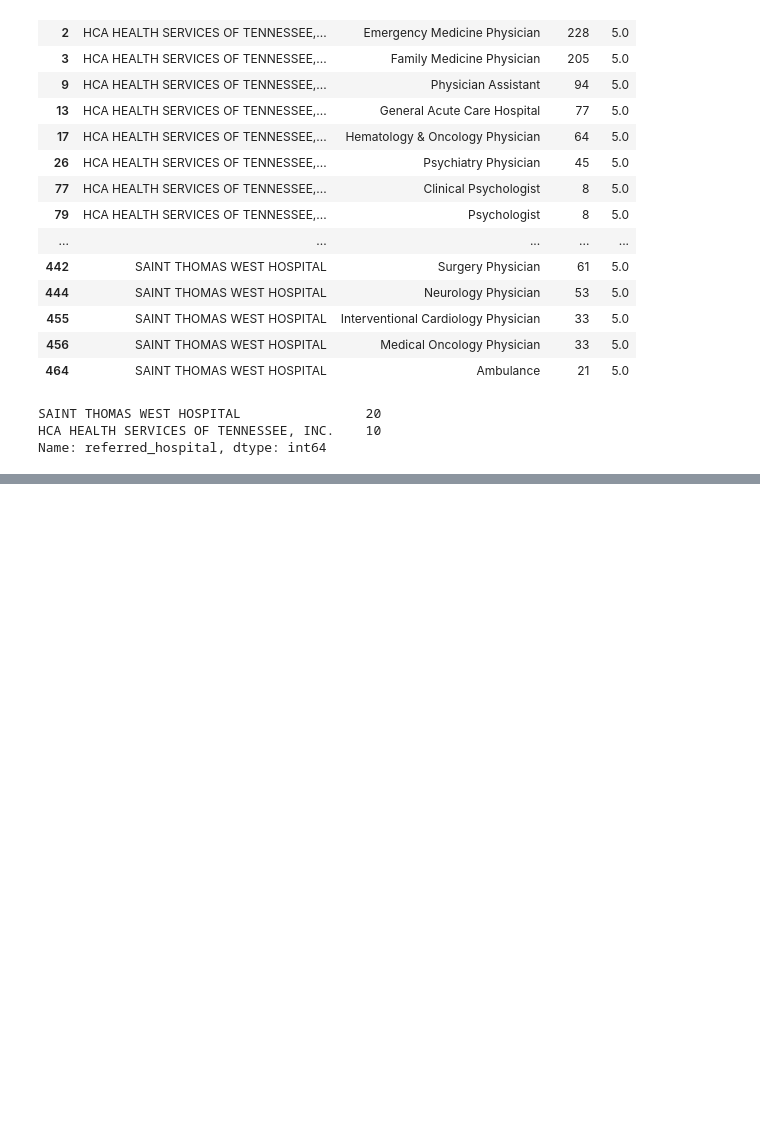
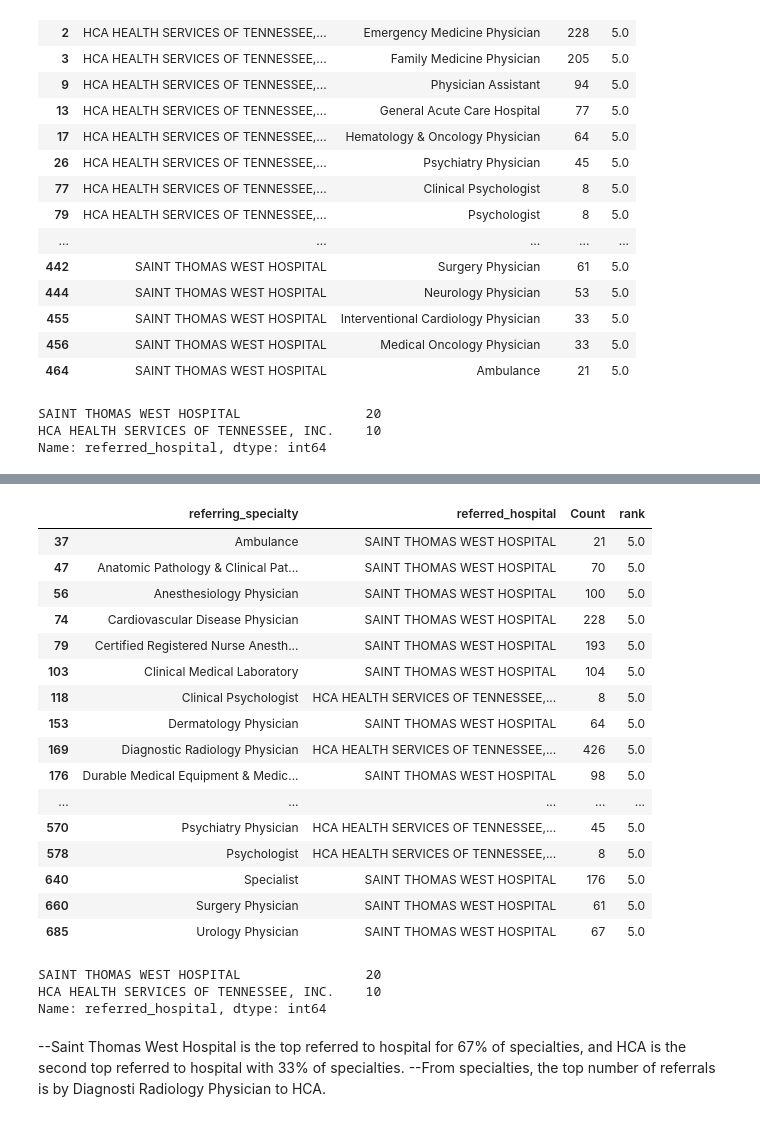
Before and after one commit to jmayf123/Hop_Teaming_Project, a Jupyter notebook: ht_eda_et.ipynb, the cells around one changed output, grey strips where cells are left out. Saved outputs shown, nothing was run; the diff lists cells and outputs as text; code cells hidden in the pictures; blank space fills up the shorter version.

Commit message:
working on referring specialties

```diff
--- a/ht_eda_et.ipynb
+++ b/ht_eda_et.ipynb
@@ -358,3 +358,7 @@ top_referred_hosps_by_spec['referred_hospital'].value_counts()
 SAINT THOMAS WEST HOSPITAL                20
 HCA HEALTH SERVICES OF TENNESSEE, INC.    10
 Name: referred_hospital, dtype: int64
+# %%
+table_b = refs_to_nash.groupby('referring_specialty')['referred_hospital'].value_counts()
+table_b = pd.DataFrame(table_b)
+table_b.columns
@@ -360,0 +367,4 @@ Name: referred_hospital, dtype: int64
+# %%
+table_b = table_b.rename(columns ={'referred_hospital' :'Count'})
+table_b.reset_index(inplace = True)
+table_b
@@ -360,0 +385,3 @@ Name: referred_hospital, dtype: int64
+# %%
+table_b["rank"] = table_b.groupby("referring_specialty")["Count"].rank(method="dense", ascending = True)
+table_b
@@ -360,0 +402,30 @@ Name: referred_hospital, dtype: int64
+# %%
+top_ref_hosps_by_spec_b = table_b[table_b['rank'] == 5]
+top_ref_hosps_by_spec_b
+# %% [output]
+|  | referring_specialty | referred_hospital | Count | rank |
+| 37 | Ambulance | SAINT THOMAS WEST HOSPITAL | 21 | 5.0 |
+| 47 | Anatomic Pathology & Clinical Pat... | SAINT THOMAS WEST HOSPITAL | 70 | 5.0 |
+| 56 | Anesthesiology Physician | SAINT THOMAS WEST HOSPITAL | 100 | 5.0 |
+| 74 | Cardiovascular Disease Physician | SAINT THOMAS WEST HOSPITAL | 228 | 5.0 |
+| 79 | Certified Registered Nurse Anesth... | SAINT THOMAS WEST HOSPITAL | 193 | 5.0 |
+| 103 | Clinical Medical Laboratory | SAINT THOMAS WEST HOSPITAL | 104 | 5.0 |
+| 118 | Clinical Psychologist | HCA HEALTH SERVICES OF TENNESSEE,... | 8 | 5.0 |
+| 153 | Dermatology Physician | SAINT THOMAS WEST HOSPITAL | 64 | 5.0 |
+| 169 | Diagnostic Radiology Physician | HCA HEALTH SERVICES OF TENNESSEE,... | 426 | 5.0 |
+| 176 | Durable Medical Equipment & Medic... | SAINT THOMAS WEST HOSPITAL | 98 | 5.0 |
+| ... | ... | ... | ... | ... |
+| 570 | Psychiatry Physician | HCA HEALTH SERVICES OF TENNESSEE,... | 45 | 5.0 |
+| 578 | Psychologist | HCA HEALTH SERVICES OF TENNESSEE,... | 8 | 5.0 |
+| 640 | Specialist | SAINT THOMAS WEST HOSPITAL | 176 | 5.0 |
+| 660 | Surgery Physician | SAINT THOMAS WEST HOSPITAL | 61 | 5.0 |
+| 685 | Urology Physician | SAINT THOMAS WEST HOSPITAL | 67 | 5.0 |
+# %%
+top_ref_hosps_by_spec_b['referred_hospital'].value_counts()
+# %% [output]
+SAINT THOMAS WEST HOSPITAL                20
+HCA HEALTH SERVICES OF TENNESSEE, INC.    10
+Name: referred_hospital, dtype: int64
+# %% [markdown]
+--Saint Thomas West Hospital is the top referred to hospital for 67% of specialties, and HCA is the second top referred to hospital with 33% of specialties.
+--From specialties, the top number of referrals is by Diagnosti Radiology Physician to HCA.
```
Also changed, not shown: parts of 3 cells of this notebook.
